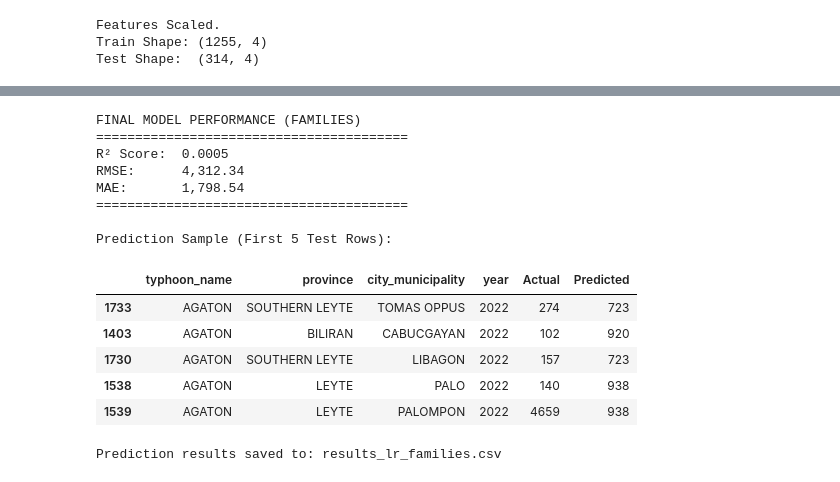
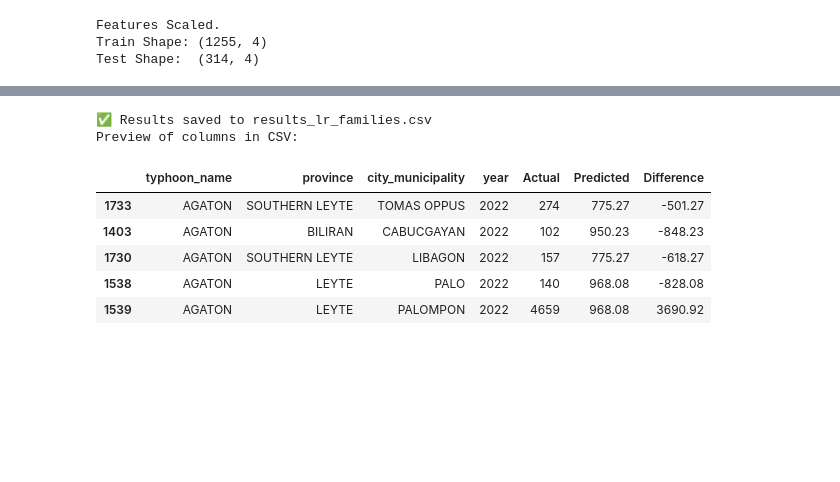
Before and after one commit to hirajya/K-Prototypes-Clustering-Algorithm-for-Post-Tropical-Cyclone-Impact-Profiling-in-the-Philippines, a Jupyter notebook: notebooks/Outcome Prediction/lr-predictions/families/families.ipynb, the cells around one changed output, grey strips where cells are left out. Drawn from its saved outputs; the diff is of its cells as text; code cells hidden in the pictures; blank space fills up the shorter version.

```diff
--- a/notebooks/Outcome Prediction/lr-predictions/families/families.ipynb
+++ b/notebooks/Outcome Prediction/lr-predictions/families/families.ipynb
@@ -256,9 +211,9 @@ Best Params: {'fit_intercept': True, 'positive': False}
 # %%
-# Initialize Linear Regression with Best Params
-final_model = LinearRegression(**study.best_params)
+# Initialize Ridge with Best Alpha
+final_model = Ridge(alpha=best_alpha)
 
 # Train on full training data
 final_model.fit(X_train, y_train)
 
-print("Final Tuned Linear Regression Model Trained.")
+print("Final Tuned Model Trained.")
 # %% [output]
@@ -348,58 +301,45 @@ plt.show()
 # %%
-# --- Print Final Metrics ---
-print(f"FINAL MODEL PERFORMANCE ({TARGET_COLUMN.upper()})")
-print("=" * 40)
-print(f"R² Score:  {r2:.4f}")
-print(f"RMSE:      {rmse:,.2f}")
-print(f"MAE:       {mae:,.2f}")
-print("=" * 40)
-
-# --- Prepare Output DataFrame ---
-# 1. Define metadata columns
+# --- 1. Prepare Output Data ---
+# Define the metadata columns you want to include
 meta_cols = ['typhoon_name', 'province', 'city_municipality', 'year']
 
-# 2. Get available metadata
+# Check which ones are actually in your dataframe to avoid errors
 available_meta = [c for c in meta_cols if c in df_clean.columns]
+
+# Retrieve the metadata for the specific rows in the test set using the index
 test_metadata = df_clean.loc[y_test.index, available_meta].copy()
 
-# 3. Create results table
+# Create the prediction results dataframe
 results_df = pd.DataFrame({
     'Actual': y_test.values,
-    'Predicted': np.round(np.maximum(final_model.predict(X_test), 0)).astype(int)
+    'Predicted': np.round(y_pred_final, 2),
+    'Difference': np.round(y_test.values - y_pred_final, 2)
 }, index=y_test.index)
 
-# 4. Join Data
+# Concatenate the metadata with the results
 final_output = pd.concat([test_metadata, results_df], axis=1)
 
-# 5. Sort
+# --- SORTING STEP ---
+# Sort by Typhoon Name (A-Z) then Year (Ascending)
 if 'typhoon_name' in final_output.columns and 'year' in final_output.columns:
     final_output.sort_values(by=['typhoon_name', 'year'], ascending=[True, True], inplace=True)
 
-# 6. Display
-print("\nPrediction Sample (First 5 Test Rows):")
+# --- 2. Save to CSV ---
+csv_filename = f'results_lr_{TARGET_COLUMN}.csv'
+final_output.to_csv(csv_filename, index=False)
+
+print(f"✅ Results saved to {csv_filename}")
+print("Preview of columns in CSV:")
 display(final_output.head())
 # %% [output]
-FINAL MODEL PERFORMANCE (FAMILIES)
-========================================
-R² Score:  0.0005
-RMSE:      4,312.34
-MAE:       1,798.54
-========================================
-
-Prediction Sample (First 5 Test Rows):
+✅ Results saved to results_lr_families.csv
+Preview of columns in CSV:
-|  | typhoon_name | province | city_municipality | year | Actual | Predicted |
-| 1733 | AGATON | SOUTHERN LEYTE | TOMAS OPPUS | 2022 | 274 | 723 |
-| 1403 | AGATON | BILIRAN | CABUCGAYAN | 2022 | 102 | 920 |
-| 1730 | AGATON | SOUTHERN LEYTE | LIBAGON | 2022 | 157 | 723 |
-| 1538 | AGATON | LEYTE | PALO | 2022 | 140 | 938 |
-| 1539 | AGATON | LEYTE | PALOMPON | 2022 | 4659 | 938 |
+|  | typhoon_name | province | city_municipality | year | Actual | Predicted | Difference |
+| 1733 | AGATON | SOUTHERN LEYTE | TOMAS OPPUS | 2022 | 274 | 775.27 | -501.27 |
+| 1403 | AGATON | BILIRAN | CABUCGAYAN | 2022 | 102 | 950.23 | -848.23 |
+| 1730 | AGATON | SOUTHERN LEYTE | LIBAGON | 2022 | 157 | 775.27 | -618.27 |
+| 1538 | AGATON | LEYTE | PALO | 2022 | 140 | 968.08 | -828.08 |
+| 1539 | AGATON | LEYTE | PALOMPON | 2022 | 4659 | 968.08 | 3690.92 |
-# %%
-# --- 1. Save Predictions to CSV ---
-csv_filename = f'results_lr_{TARGET_COLUMN}.csv'
-final_output.to_csv(csv_filename, index=False)
-print(f"Prediction results saved to: {csv_filename}")
-# %% [output]
-Prediction results saved to: results_lr_families.csv
 # %%
 # --- MANUAL VALIDATION FUNCTION ---
 def test_prediction(wind_kph, rain_24hr, storm_rain_mm, pressure_hpa):
```
Also changed, not shown: parts of 12 cells of this notebook, 3 other files.
